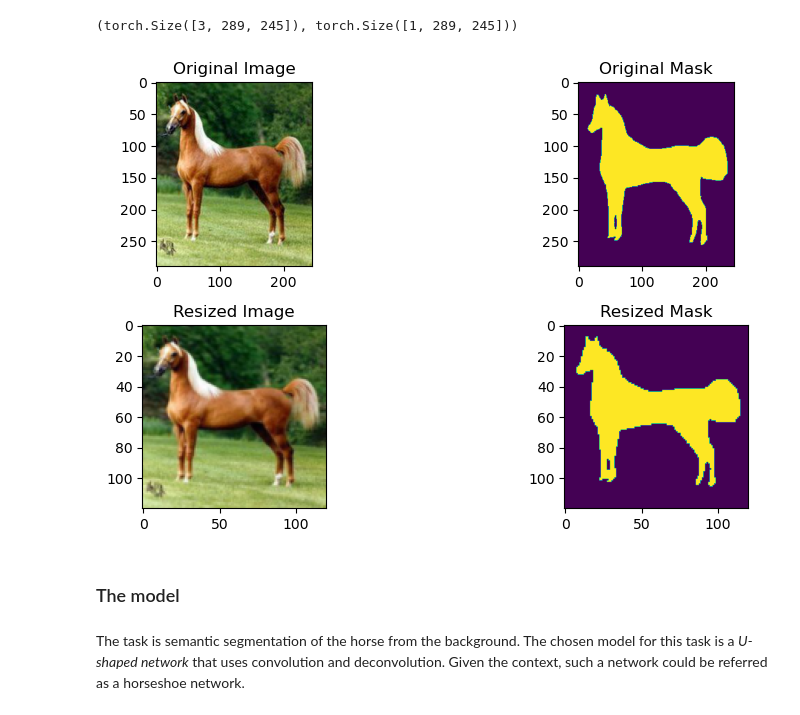
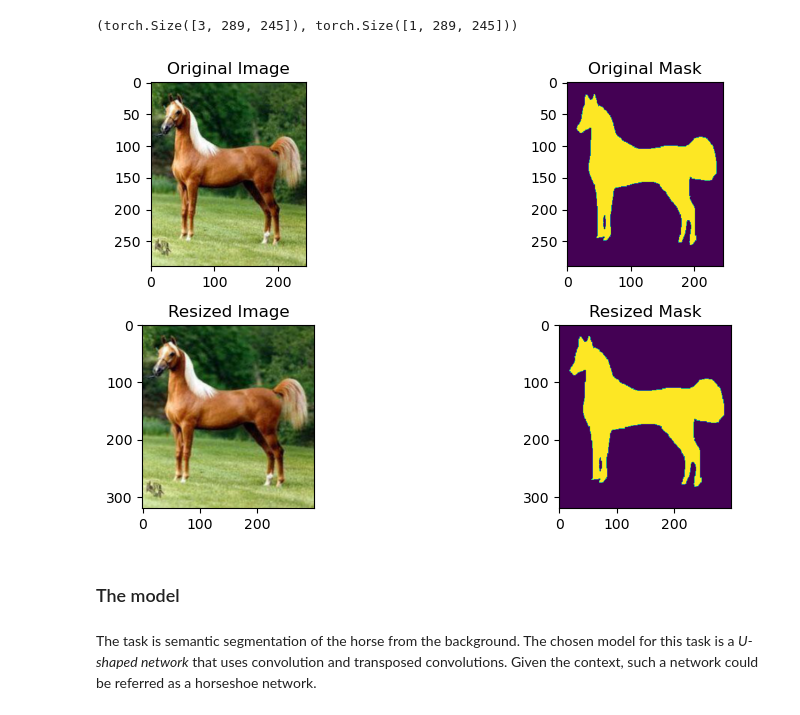
Before and after one commit to M4rinz/ISPR-Assignments, a Jupyter notebook: Terzo Compitino/ISPR_assignment3_Marino.ipynb, the cells around one changed output. Saved outputs shown, nothing was run; the diff lists cells and outputs as text; code cells hidden in the pictures.

```diff
--- a/Terzo Compitino/ISPR_assignment3_Marino.ipynb
+++ b/Terzo Compitino/ISPR_assignment3_Marino.ipynb
@@ -71,12 +75,13 @@ The first option allows to assess the model's performance on images of different
 # %%
 from torchvision.io import read_image
 from torch.utils.data import Dataset
+from torchvision.transforms import Lambda
 
 class HorseDataset(Dataset):
     def __init__(self,
                  image_path=HORSE_PATH,
                  mask_path=MASK_PATH,
-                 transform=None,
+                 transform=Lambda(lambda img: img/255), # normalize pixel values
                  target_transform=None):
         self.img_dir = image_path
         self.mask_dir = mask_path
@@ -90,8 +95,8 @@ class HorseDataset(Dataset):
 
     def __getitem__(self, idx):
         img_path, mask_path = self._horsePath(idx+1)
-        img = read_image(img_path)      # WIP!!
-        mask = read_image(mask_path)    # WIP!!
+        img = read_image(img_path)
+        mask = read_image(mask_path)
         if self.transform:
             img = self.transform(img)
         if self.target_transform:
@@ -235,26 +259,26 @@ img0.shape, mask0.shape
 # %% [output]
 (torch.Size([3, 289, 245]), torch.Size([1, 289, 245]))
 # %%
-h, w = 120, 200
+h, w = 320, 300
 
 rsz_img0, rsz_mask0 = Resize((h,w))(img0), Resize((h,w))(mask0)
 
 fig, ax = plt.subplots(2,2, figsize=(10,5))
 ax = ax.ravel()
 ax[0].imshow(img0.permute(1,2,0))
 ax[0].set_title("Original Image")
 ax[1].imshow(mask0.permute(1,2,0))
 ax[1].set_title("Original Mask")
 ax[2].imshow(rsz_img0.permute(1,2,0))
 ax[2].set_title("Resized Image")
 ax[3].imshow(rsz_mask0.permute(1,2,0))
 ax[3].set_title("Resized Mask")
 
 plt.tight_layout()
 plt.show()
 # %% [output]
-[figure, old version]
+[figure, new version]
 # %% [markdown]
 ### The model
 # %% [markdown]
-The task is semantic segmentation of the horse from the background. The chosen model for this task is a *U-shaped network* that uses convolution and deconvolution. Given the context, such a network could be referred as a horseshoe network.
+The task is semantic segmentation of the horse from the background. The chosen model for this task is a *U-shaped network* that uses convolution and transposed convolutions. Given the context, such a network could be referred as a horseshoe network.
```
Also changed, not shown: parts of 21 cells of this notebook.
